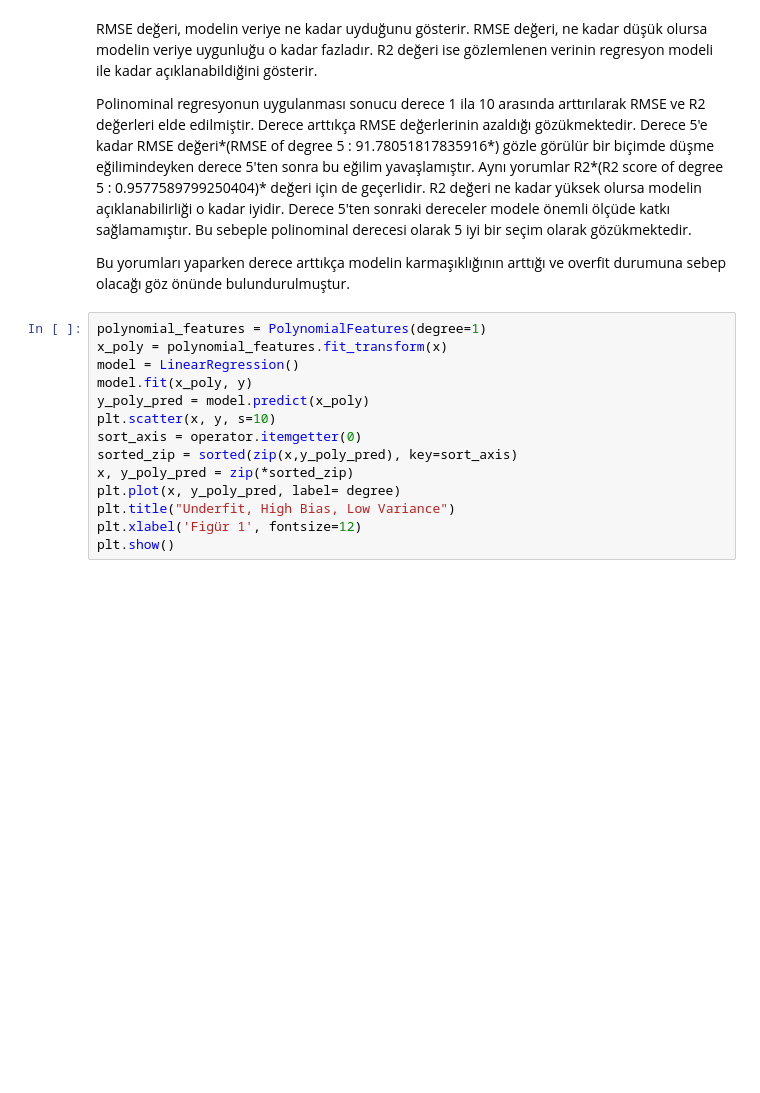
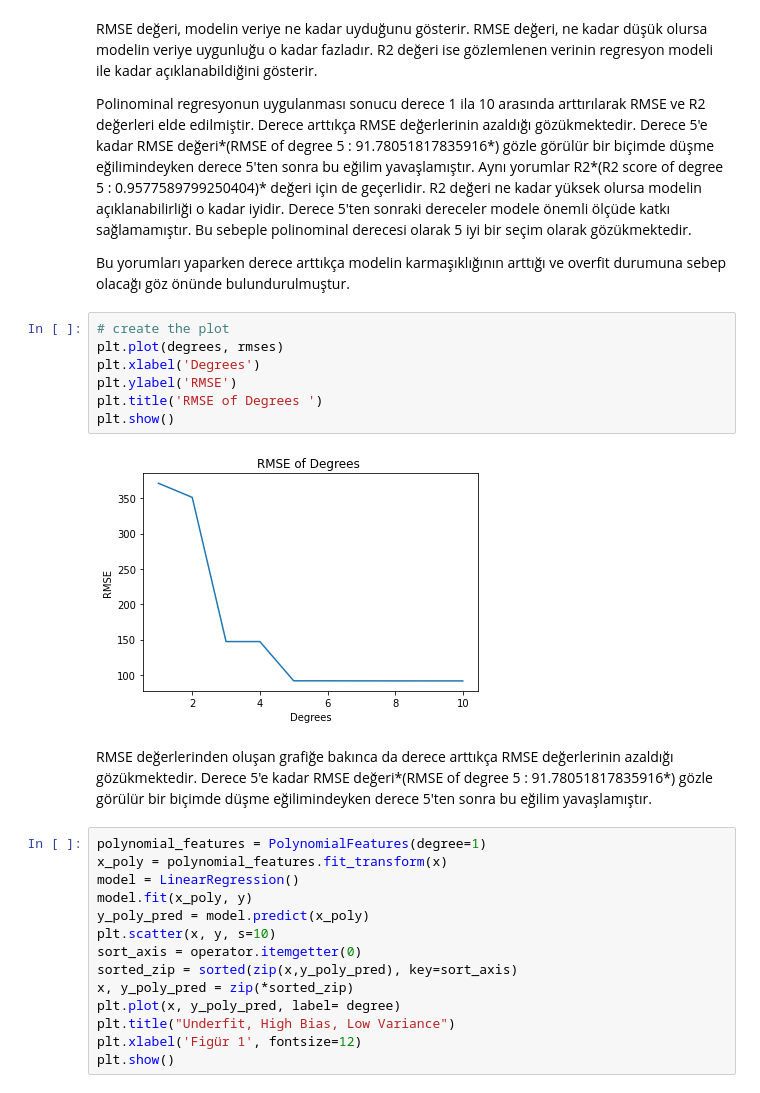
Before and after one commit to sahinebrar/MachineLearningExercises, a Jupyter notebook: BLM22535_HW3.ipynb, the cells around one changed output. Saved outputs shown, nothing was run; the diff lists cells and outputs as text; blank space fills up the shorter version.

```diff
--- a/BLM22535_HW3.ipynb
+++ b/BLM22535_HW3.ipynb
@@ -83,6 +87,17 @@ RMSE değeri, modelin veriye ne kadar uyduğunu gösterir. RMSE değeri, ne kada
 Polinominal regresyonun uygulanması sonucu derece 1 ila 10 arasında arttırılarak RMSE ve R2 değerleri elde edilmiştir. Derece arttıkça RMSE değerlerinin azaldığı gözükmektedir. Derece 5'e kadar RMSE değeri*(RMSE of degree  5 :  91.78051817835916*) gözle görülür bir biçimde düşme eğilimindeyken derece 5'ten sonra bu eğilim yavaşlamıştır. Aynı yorumlar R2*(R2 score of degree  5 :  0.9577589799250404)* değeri için de geçerlidir. R2 değeri ne kadar yüksek olursa modelin açıklanabilirliği o kadar iyidir. Derece 5'ten sonraki dereceler modele önemli ölçüde katkı sağlamamıştır. Bu sebeple polinominal derecesi olarak 5 iyi bir seçim olarak gözükmektedir.
 
 Bu yorumları yaparken derece arttıkça modelin karmaşıklığının arttığı ve overfit durumuna sebep olacağı göz önünde bulundurulmuştur.
+# %%
+# create the plot
+plt.plot(degrees, rmses)
+plt.xlabel('Degrees')
+plt.ylabel('RMSE')
+plt.title('RMSE of Degrees ')
+plt.show()
+# %% [output]
+[figure, added]
+# %% [markdown]
+RMSE değerlerinden oluşan grafiğe bakınca da derece arttıkça RMSE değerlerinin azaldığı gözükmektedir. Derece 5'e kadar RMSE değeri*(RMSE of degree 5 : 91.78051817835916*) gözle görülür bir biçimde düşme eğilimindeyken derece 5'ten sonra bu eğilim yavaşlamıştır.
 # %%
 polynomial_features = PolynomialFeatures(degree=1)
 x_poly = polynomial_features.fit_transform(x)
```
Also changed, not shown: parts of 2 cells of this notebook.
